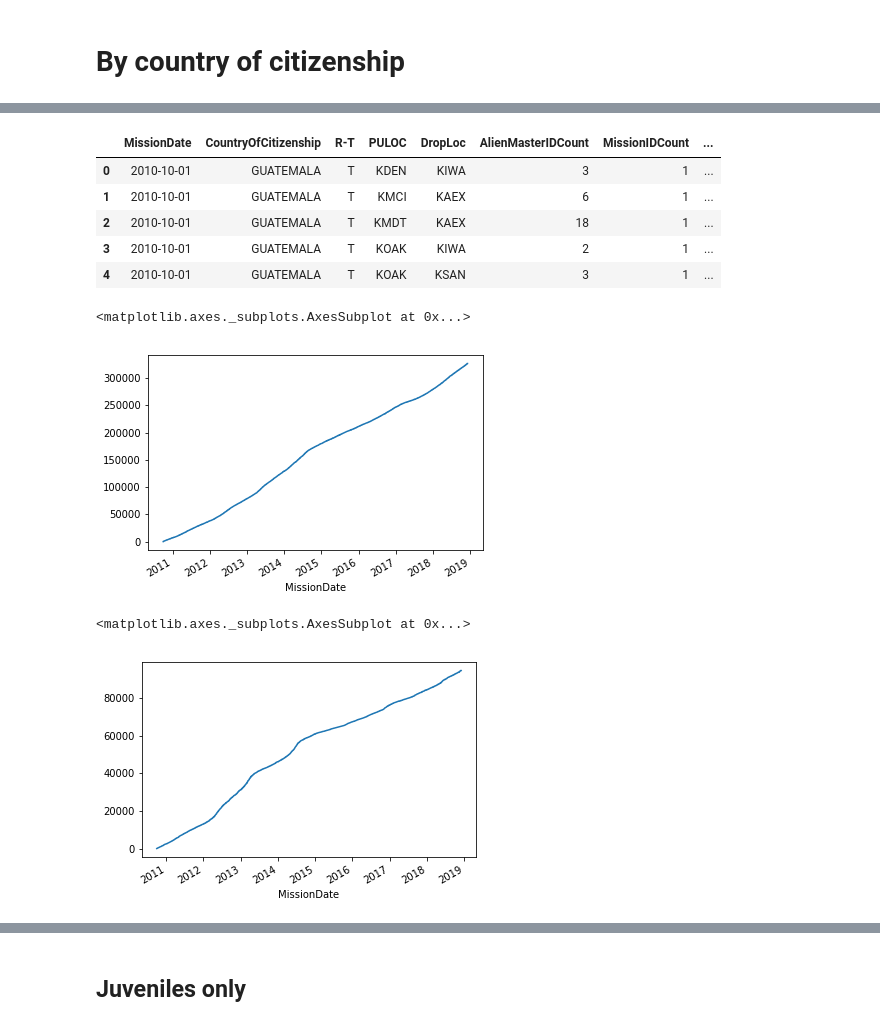
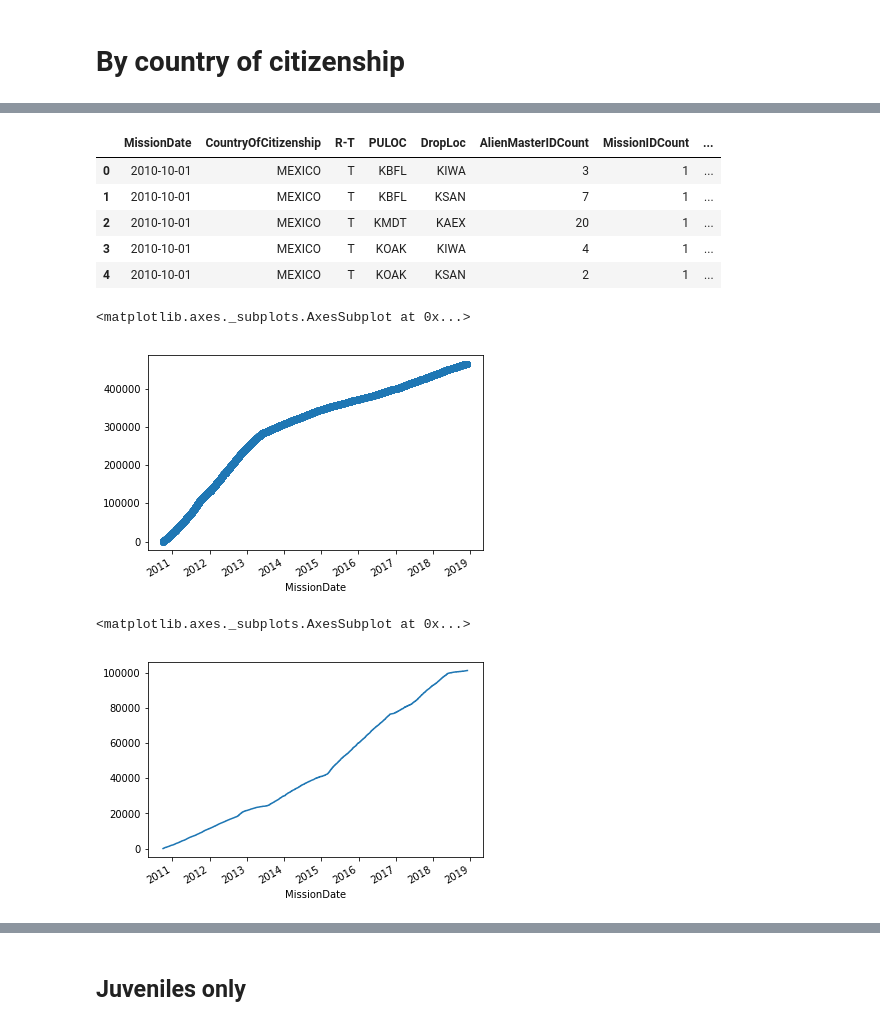
Before and after one commit to UWCHR/ice-air, a Jupyter notebook: analyze/note/nationality.ipynb, the cells around one changed output, grey strips where cells are left out. Drawn from its saved outputs; the diff is of its cells as text; code cells hidden in the pictures.

```diff
--- a/analyze/note/nationality.ipynb
+++ b/analyze/note/nationality.ipynb
@@ -45,7 +45,7 @@ memory usage: 168.6 MB
 # %% [markdown]
 # By country of citizenship
 # %%
-nationality = 'GUATEMALA'
+nationality = 'MEXICO'
 # %%
 removal_df = df[df['R-T'] == 'R'].drop_duplicates(subset='AlienMasterID')
 transfer_df = df[df['R-T'] == 'R'].drop_duplicates(subset='AlienMasterID')
@@ -189,11 +191,11 @@ removals.tail(20)
 transfers.head()
 # %% [output]
 |  | MissionDate | CountryOfCitizenship | R-T | PULOC | DropLoc | AlienMasterIDCount | MissionIDCount | ... |
-| 0 | 2010-10-01 | GUATEMALA | T | KDEN | KIWA | 3 | 1 | ... |
-| 1 | 2010-10-01 | GUATEMALA | T | KMCI | KAEX | 6 | 1 | ... |
-| 2 | 2010-10-01 | GUATEMALA | T | KMDT | KAEX | 18 | 1 | ... |
-| 3 | 2010-10-01 | GUATEMALA | T | KOAK | KIWA | 2 | 1 | ... |
-| 4 | 2010-10-01 | GUATEMALA | T | KOAK | KSAN | 3 | 1 | ... |
+| 0 | 2010-10-01 | MEXICO | T | KBFL | KIWA | 3 | 1 | ... |
+| 1 | 2010-10-01 | MEXICO | T | KBFL | KSAN | 7 | 1 | ... |
+| 2 | 2010-10-01 | MEXICO | T | KMDT | KAEX | 20 | 1 | ... |
+| 3 | 2010-10-01 | MEXICO | T | KOAK | KIWA | 4 | 1 | ... |
+| 4 | 2010-10-01 | MEXICO | T | KOAK | KSAN | 2 | 1 | ... |
 # %%
 # transfers.to_csv(f'../output/{nationality.lower()}_transfers.csv.gz', compression='gzip', sep='|', index=False)
 # removals.to_csv(f'../output/{nationality.lower()}_repatriations.csv.gz', compression='gzip', sep='|', index=False)
@@ -205,15 +207,15 @@ transfers.set_index('MissionDate', inplace=True)
 r_cum = removals['AlienMasterIDCount'].cumsum()
 t_cum = transfers['AlienMasterIDCount'].cumsum()
 # %%
-r_cum.plot()
+r_cum.plot(style='o-')
 # %% [output]
 <matplotlib.axes._subplots.AxesSubplot at 0x...>
-[figure, old version]
+[figure, new version]
 # %%
 t_cum.plot()
 # %% [output]
 <matplotlib.axes._subplots.AxesSubplot at 0x...>
-[figure, old version]
+[figure, new version]
 # %%
 g = nationality_df.groupby([pd.Grouper(freq='AS-OCT', sort=True), 'R-T', 'air_AirportName', 'air2_AirportName', 'air2_Country'])[['AlienMasterID', 'MissionID']].nunique()
 g.reset_index(inplace=True)
```
Also changed, not shown: parts of 39 cells of this notebook, 4 other files.
